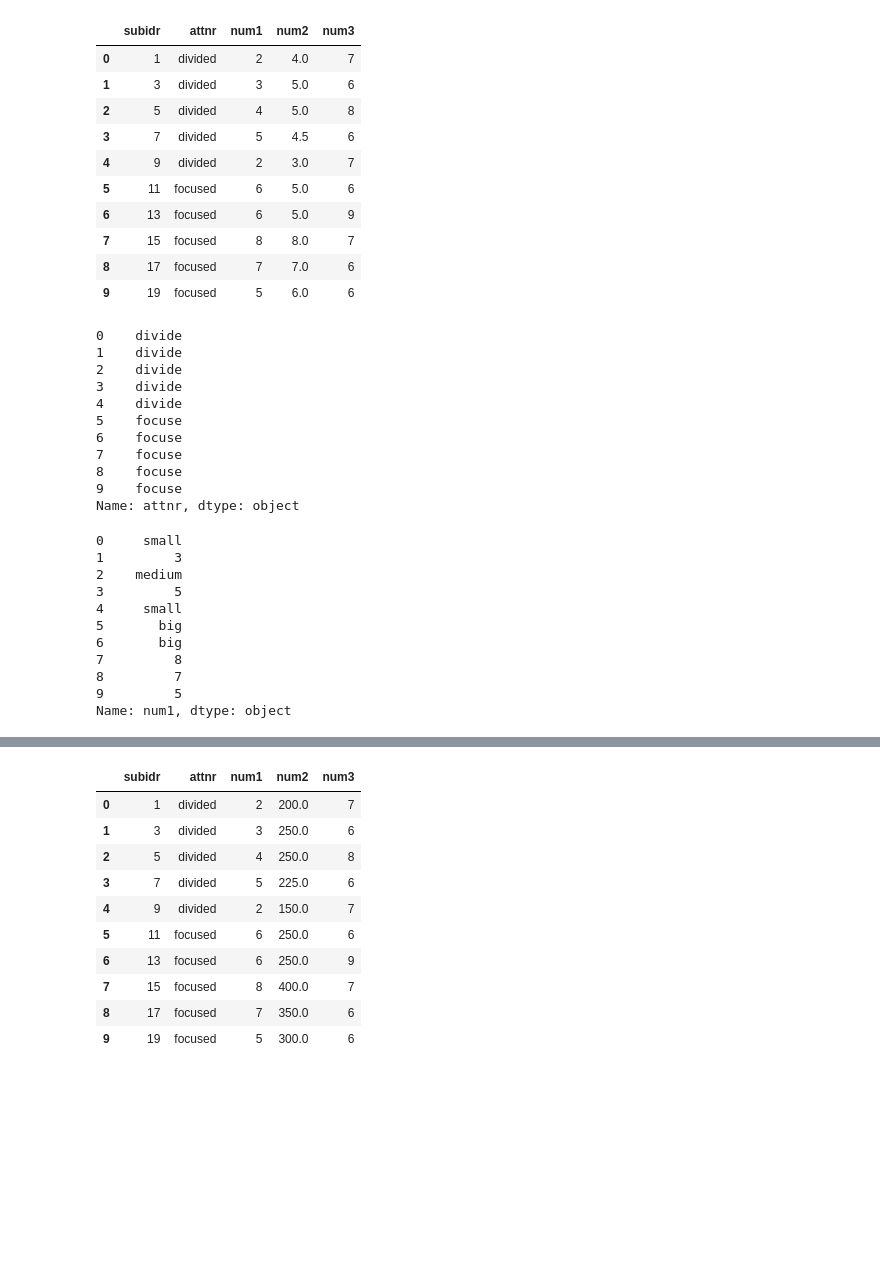
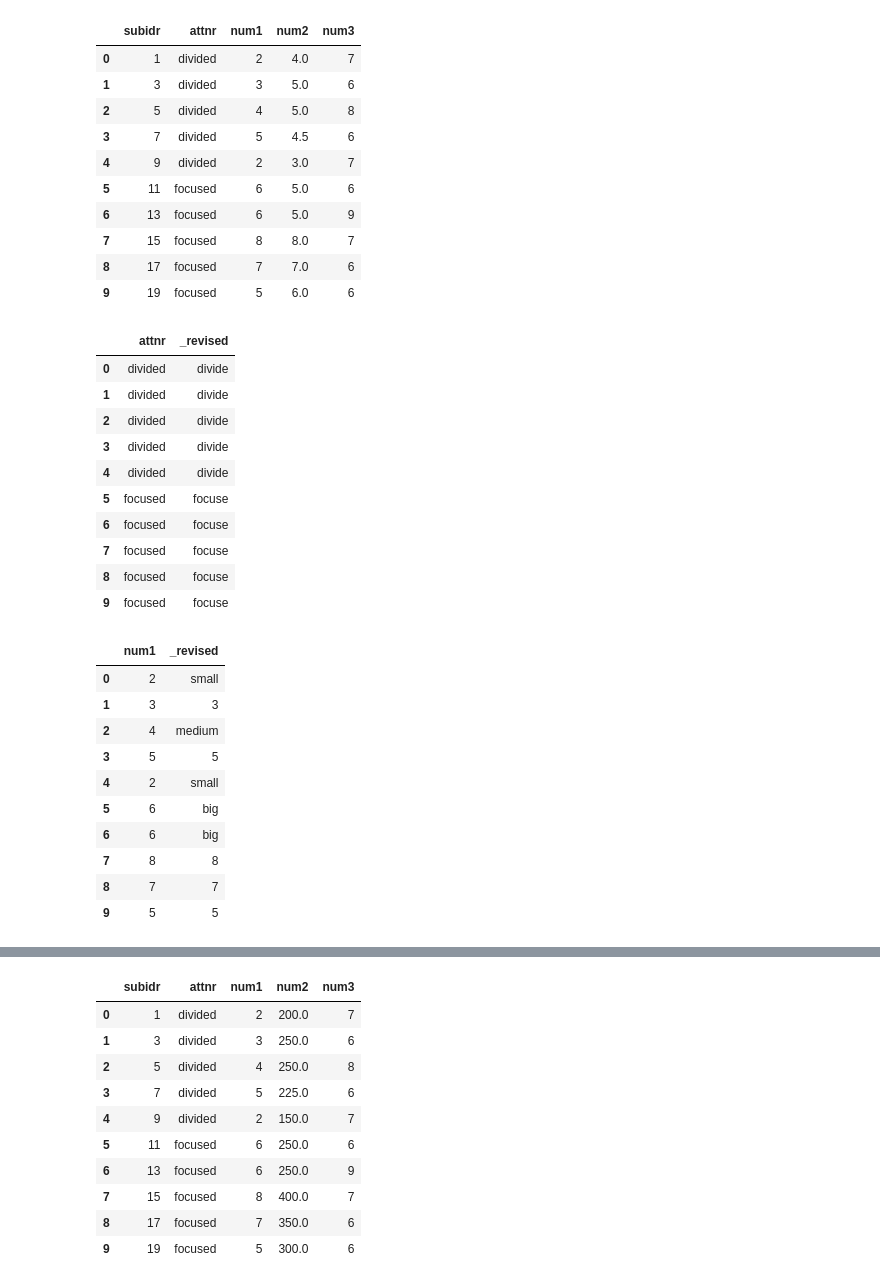
Before and after one commit to fairydragon4/fairydragon4, a Jupyter notebook: 03-2. Pandas 편집.ipynb, the cells around one changed output, grey strips where cells are left out. Cells and saved outputs as stored; diff of their text form; code cells hidden in the pictures; blank space fills up the shorter version.

```diff
--- a/03-2. Pandas 편집.ipynb
+++ b/03-2. Pandas 편집.ipynb
@@ -22,35 +22,39 @@ df1
 | 8 | 17 | focused | 7 | 7.0 | 6 |
 | 9 | 19 | focused | 5 | 6.0 | 6 |
 # %%
-# str.replace() : 문자열 내 일부 글자 치환
-df1.attnr.str.replace('ed','e')
+# str.replace() : 문자열 내 매칭되는 글자 치환
+df1_1 = df1[['attnr']].copy()
+df1_1['_revised'] = df1.attnr.str.replace('ed','e')
+df1_1
 # %% [output]
-0    divide
-1    divide
-2    divide
-3    divide
-4    divide
-5    focuse
-6    focuse
-7    focuse
-8    focuse
-9    focuse
-Name: attnr, dtype: object
+|  | attnr | _revised |
+| 0 | divided | divide |
+| 1 | divided | divide |
+| 2 | divided | divide |
+| 3 | divided | divide |
+| 4 | divided | divide |
+| 5 | focused | focuse |
+| 6 | focused | focuse |
+| 7 | focused | focuse |
+| 8 | focused | focuse |
+| 9 | focused | focuse |
 # %%
-# replace() : 전체 문자열 치환 (매칭 안되는 값은 그대로 출력)
-df1.num1.replace({2 : 'small', 4 : 'medium',  6 : 'big'})
+# replace() : 전체 문자열 치환 (매칭 안되는 값은 그대로 반환함)
+df1_2 = df1[['num1']].copy()
+df1_2['_revised'] = df1.num1.replace({2 : 'small', 4 : 'medium',  6 : 'big'})
+df1_2
 # %% [output]
-0     small
-1         3
-2    medium
-3         5
-4     small
-5       big
-6       big
-7         8
-8         7
-9         5
-Name: num1, dtype: object
+|  | num1 | _revised |
+| 0 | 2 | small |
+| 1 | 3 | 3 |
+| 2 | 4 | medium |
+| 3 | 5 | 5 |
+| 4 | 2 | small |
+| 5 | 6 | big |
+| 6 | 6 | big |
+| 7 | 8 | 8 |
+| 8 | 7 | 7 |
+| 9 | 5 | 5 |
 # %%
 # 함수 및 apply 활용
 def condition(x):
```
Also changed, not shown: parts of 29 cells of this notebook, 1 other file.
